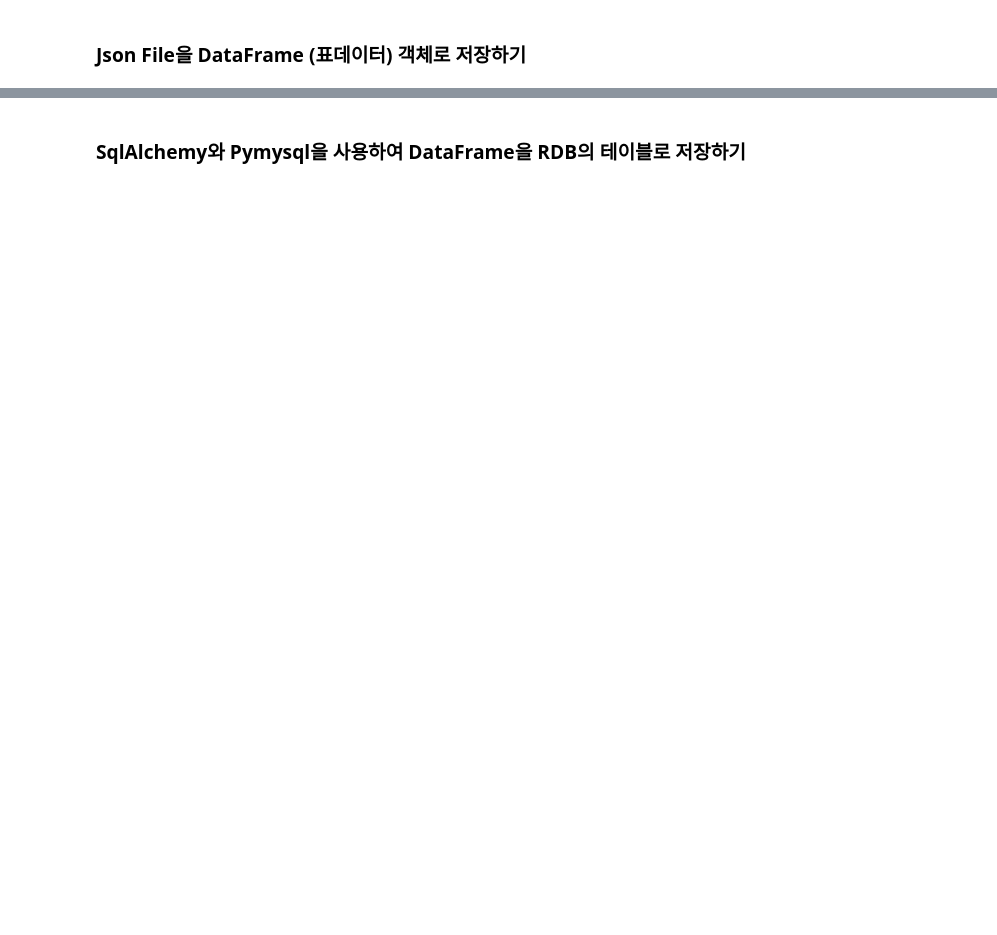
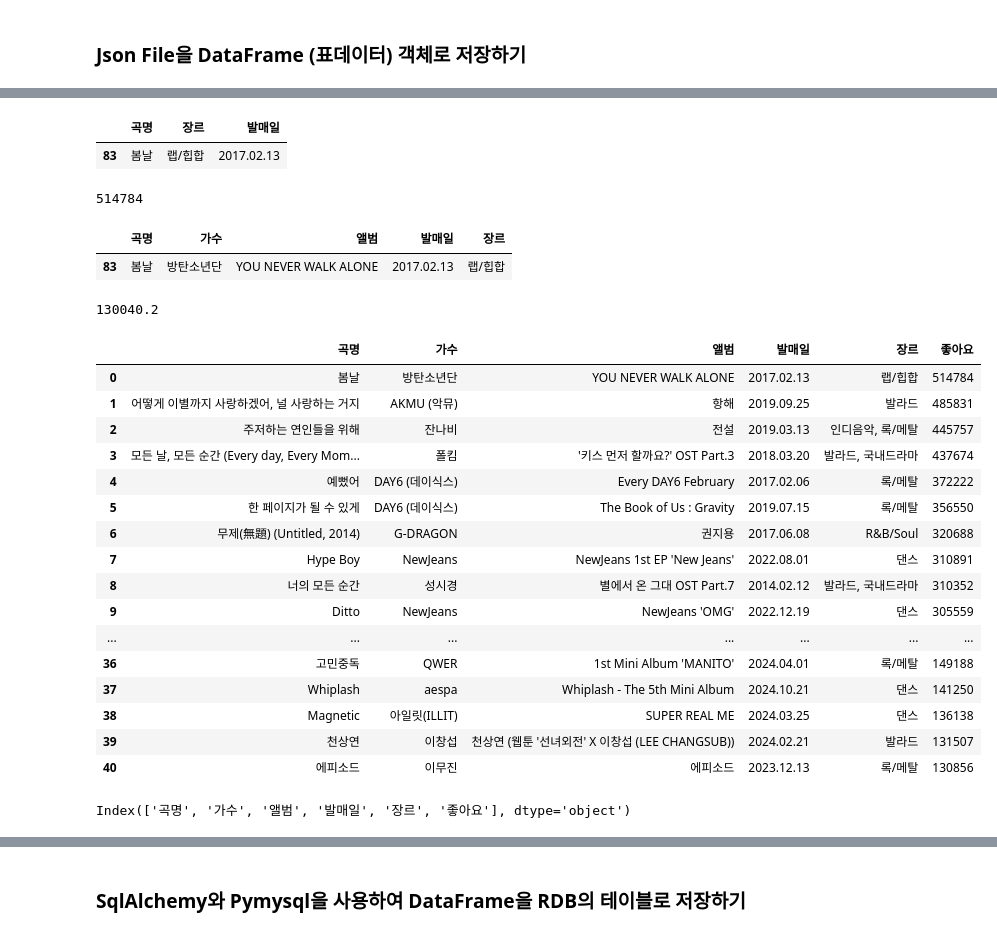
Before and after one commit to PMiNOO/SKSh_Python_Webscraping_Analysis, a Jupyter notebook: 04.Melon100차트_데이터파싱_DB저장.ipynb, the cells around one changed output, grey strips where cells are left out. Drawn from its saved outputs; the diff is of its cells as text; code cells hidden in the pictures; blank space fills up the shorter version.

```diff
--- a/04.Melon100차트_데이터파싱_DB저장.ipynb
+++ b/04.Melon100차트_데이터파싱_DB저장.ipynb
@@ -119,0 +294,44 @@ array(['G-DRAGON', 'IVE (아이브)', '황가람', 'aespa', '로제 (ROSÉ)', 'P
+# %%
+# 특정 가수의 노래 정보 출력하기 ('곡명','장르','발매일')
+song_df.loc[song_df['가수'] == '방탄소년단',['곡명','장르','발매일']]
+# %% [output]
+|  | 곡명 | 장르 | 발매일 |
+| 83 | 봄날 | 랩/힙합 | 2017.02.13 |
+# %%
+# 좋아요 건수가 가장 많은 가수는?
+print(song_df['좋아요'].max())
+song_df.loc[song_df['좋아요'] == song_df['좋아요'].max(),['곡명', '가수', '앨범', '발매일', '장르']]
+# %% [output]
+514784
+|  | 곡명 | 가수 | 앨범 | 발매일 | 장르 |
+| 83 | 봄날 | 방탄소년단 | YOU NEVER WALK ALONE | 2017.02.13 | 랩/힙합 |
+# %%
+# 좋아요 건수의 평균보다 높은 가수는?
+print(song_df['좋아요'].mean())
+song_df.loc[song_df['좋아요'] >= song_df['좋아요'].mean(),['곡명', '가수', '앨범', '발매일', '장르','좋아요']]\
+.sort_values(by='좋아요',ascending=False)\
+.reset_index(drop=True)
+# %% [output]
+130040.2
+|  | 곡명 | 가수 | 앨범 | 발매일 | 장르 | 좋아요 |
+| 0 | 봄날 | 방탄소년단 | YOU NEVER WALK ALONE | 2017.02.13 | 랩/힙합 | 514784 |
+| 1 | 어떻게 이별까지 사랑하겠어, 널 사랑하는 거지 | AKMU (악뮤) | 항해 | 2019.09.25 | 발라드 | 485831 |
+| 2 | 주저하는 연인들을 위해 | 잔나비 | 전설 | 2019.03.13 | 인디음악, 록/메탈 | 445757 |
+| 3 | 모든 날, 모든 순간 (Every day, Every Mom... | 폴킴 | '키스 먼저 할까요?' OST Part.3 | 2018.03.20 | 발라드, 국내드라마 | 437674 |
+| 4 | 예뻤어 | DAY6 (데이식스) | Every DAY6 February | 2017.02.06 | 록/메탈 | 372222 |
+| 5 | 한 페이지가 될 수 있게 | DAY6 (데이식스) | The Book of Us : Gravity | 2019.07.15 | 록/메탈 | 356550 |
+| 6 | 무제(無題) (Untitled, 2014) | G-DRAGON | 권지용 | 2017.06.08 | R&B/Soul | 320688 |
+| 7 | Hype Boy | NewJeans | NewJeans 1st EP 'New Jeans' | 2022.08.01 | 댄스 | 310891 |
+| 8 | 너의 모든 순간 | 성시경 | 별에서 온 그대 OST Part.7 | 2014.02.12 | 발라드, 국내드라마 | 310352 |
+| 9 | Ditto | NewJeans | NewJeans 'OMG' | 2022.12.19 | 댄스 | 305559 |
+| ... | ... | ... | ... | ... | ... | ... |
+| 36 | 고민중독 | QWER | 1st Mini Album 'MANITO' | 2024.04.01 | 록/메탈 | 149188 |
+| 37 | Whiplash | aespa | Whiplash - The 5th Mini Album | 2024.10.21 | 댄스 | 141250 |
+| 38 | Magnetic | 아일릿(ILLIT) | SUPER REAL ME | 2024.03.25 | 댄스 | 136138 |
+| 39 | 천상연 | 이창섭 | 천상연 (웹툰 '선녀외전' X 이창섭 (LEE CHANGSUB)) | 2024.02.21 | 발라드 | 131507 |
+| 40 | 에피소드 | 이무진 | 에피소드 | 2023.12.13 | 록/메탈 | 130856 |
+# %%
+# 컬럼명 목록에서 'detail_url','가사' drop(제거) 함
+song_df.columns.drop(['detail_url','가사'])
+# %% [output]
+Index(['곡명', '가수', '앨범', '발매일', '장르', '좋아요'], dtype='object')
```
Also changed, not shown: parts of 36 cells of this notebook, 4 other files.
